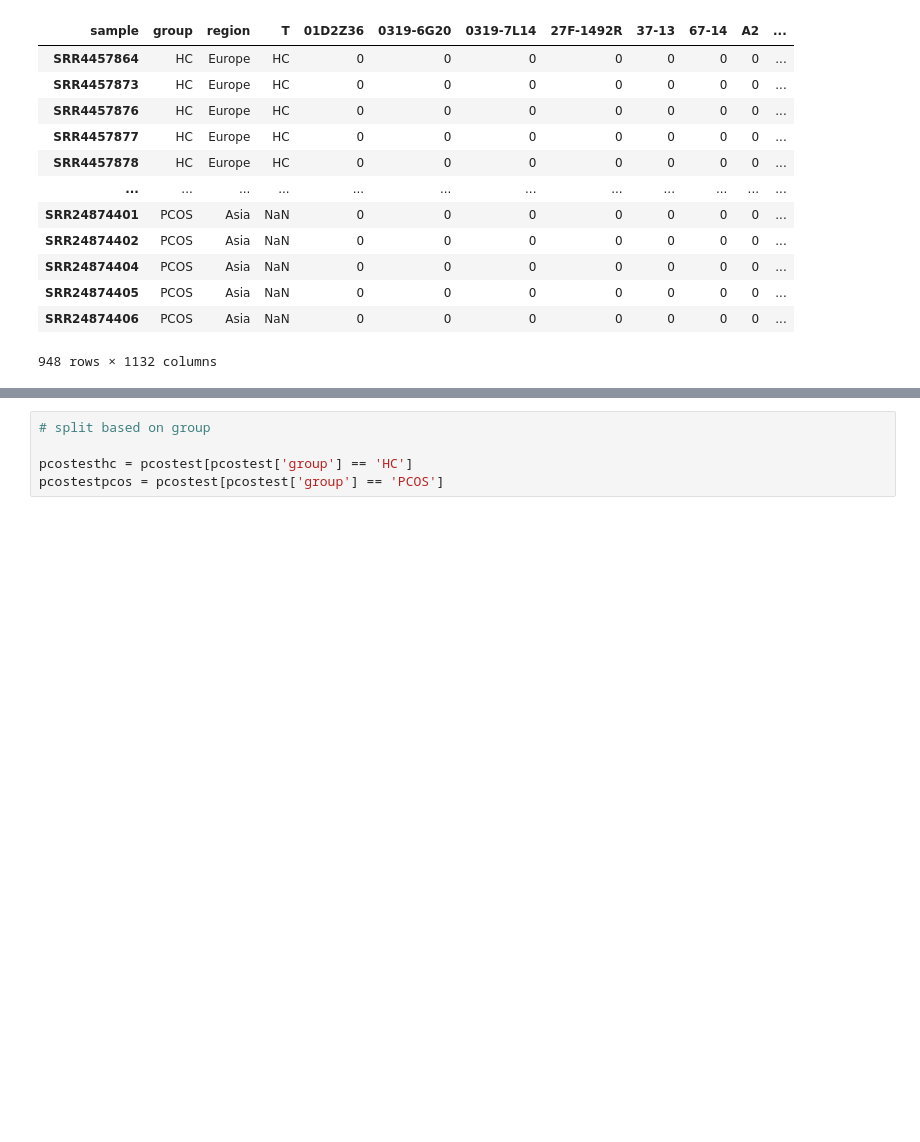
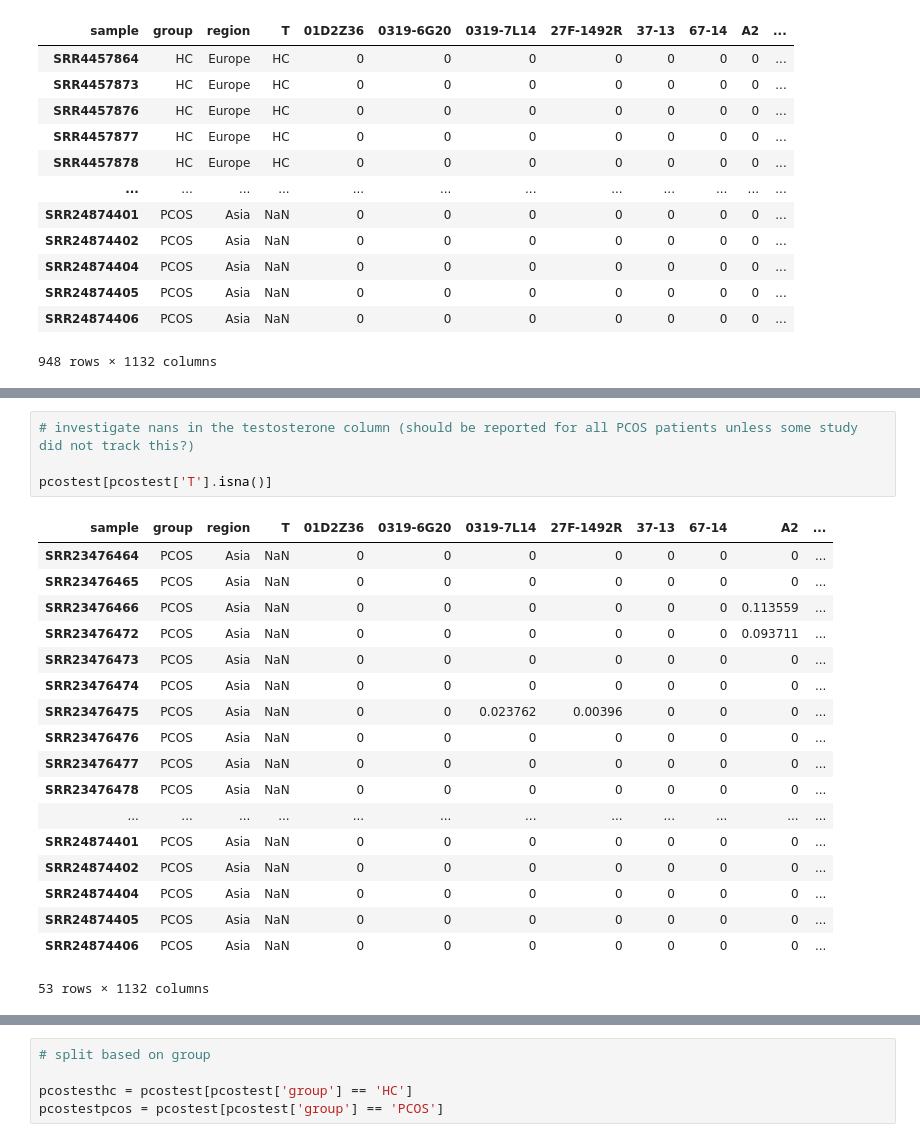
Before and after one commit to nzhang20/Causal-Discovery-on-Gut-Microbial-Data-for-Disease-Risk-Prediction, a Jupyter notebook: notebooks/eda.ipynb, the cells around one changed output, grey strips where cells are left out. Drawn from its saved outputs; the diff is of its cells as text; blank space fills up the shorter version.

```diff
--- a/notebooks/eda.ipynb
+++ b/notebooks/eda.ipynb
@@ -52,0 +90,23 @@ pcostest
+# %%
+# investigate nans in the testosterone column (should be reported for all PCOS patients unless some study did not track this?)
+
+pcostest[pcostest['T'].isna()]
+# %% [output]
+| sample | group | region | T | 01D2Z36 | 0319-6G20 | 0319-7L14 | 27F-1492R | 37-13 | 67-14 | A2 | ... |
+| SRR23476464 | PCOS | Asia | NaN | 0 | 0 | 0 | 0 | 0 | 0 | 0 | ... |
+| SRR23476465 | PCOS | Asia | NaN | 0 | 0 | 0 | 0 | 0 | 0 | 0 | ... |
+| SRR23476466 | PCOS | Asia | NaN | 0 | 0 | 0 | 0 | 0 | 0 | 0.113559 | ... |
+| SRR23476472 | PCOS | Asia | NaN | 0 | 0 | 0 | 0 | 0 | 0 | 0.093711 | ... |
+| SRR23476473 | PCOS | Asia | NaN | 0 | 0 | 0 | 0 | 0 | 0 | 0 | ... |
+| SRR23476474 | PCOS | Asia | NaN | 0 | 0 | 0 | 0 | 0 | 0 | 0 | ... |
+| SRR23476475 | PCOS | Asia | NaN | 0 | 0 | 0.023762 | 0.00396 | 0 | 0 | 0 | ... |
+| SRR23476476 | PCOS | Asia | NaN | 0 | 0 | 0 | 0 | 0 | 0 | 0 | ... |
+| SRR23476477 | PCOS | Asia | NaN | 0 | 0 | 0 | 0 | 0 | 0 | 0 | ... |
+| SRR23476478 | PCOS | Asia | NaN | 0 | 0 | 0 | 0 | 0 | 0 | 0 | ... |
+| ... | ... | ... | ... | ... | ... | ... | ... | ... | ... | ... | ... |
+| SRR24874401 | PCOS | Asia | NaN | 0 | 0 | 0 | 0 | 0 | 0 | 0 | ... |
+| SRR24874402 | PCOS | Asia | NaN | 0 | 0 | 0 | 0 | 0 | 0 | 0 | ... |
+| SRR24874404 | PCOS | Asia | NaN | 0 | 0 | 0 | 0 | 0 | 0 | 0 | ... |
+| SRR24874405 | PCOS | Asia | NaN | 0 | 0 | 0 | 0 | 0 | 0 | 0 | ... |
+| SRR24874406 | PCOS | Asia | NaN | 0 | 0 | 0 | 0 | 0 | 0 | 0 | ... |
+53 rows × 1132 columns
```
Also changed, not shown: parts of 40 cells of this notebook.
